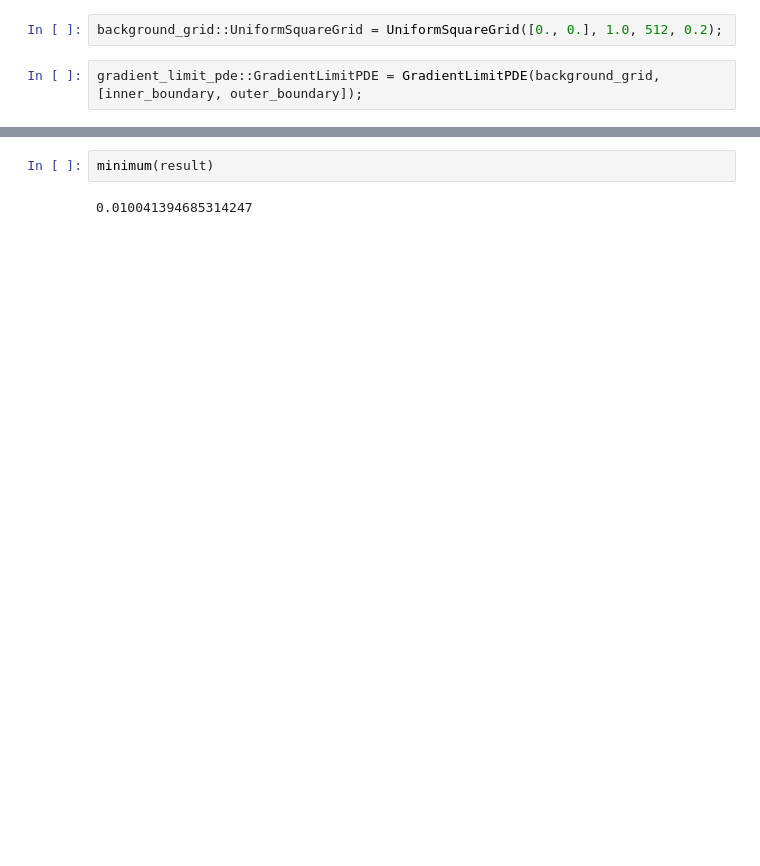
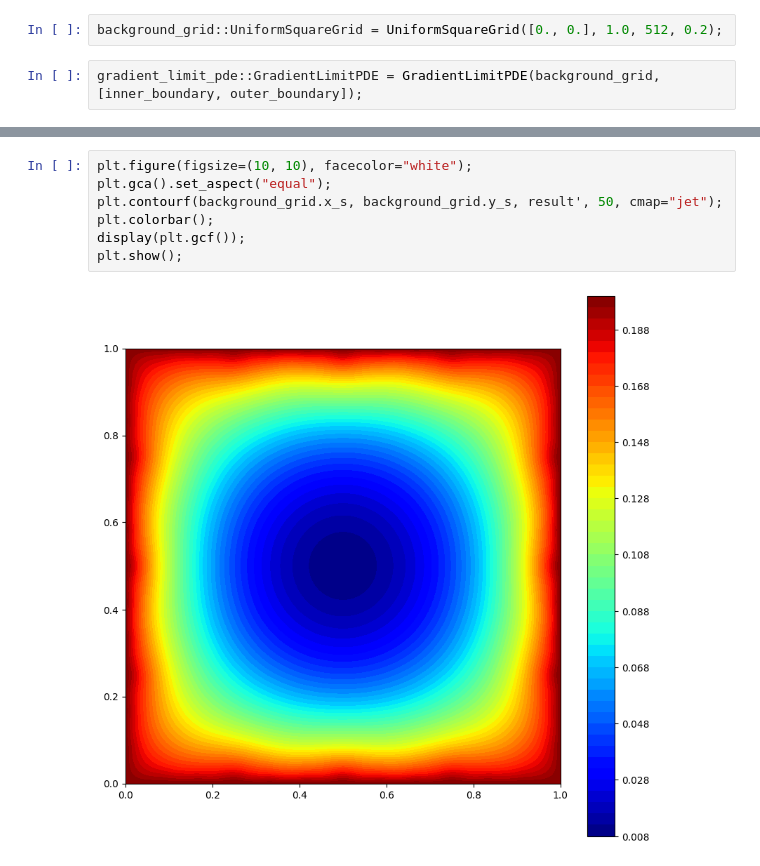
Before and after one commit to bcynuaa/GradLimitJL, a Jupyter notebook: drafts/GradientLimitPDE.ipynb, the cells around one changed output, grey strips where cells are left out. Saved outputs shown, nothing was run; the diff lists cells and outputs as text; blank space fills up the shorter version.

```diff
--- a/drafts/GradientLimitPDE.ipynb
+++ b/drafts/GradientLimitPDE.ipynb
@@ -38,4 +22,9 @@ gradient_limit_pde::GradientLimitPDE = GradientLimitPDE(background_grid, [inner_
-# %%
-minimum(result)
-# %% [output]
-0.010041394685314247
+# %%
+plt.figure(figsize=(10, 10), facecolor="white");
+plt.gca().set_aspect("equal");
+plt.contourf(background_grid.x_s, background_grid.y_s, result', 50, cmap="jet");
+plt.colorbar();
+display(plt.gcf());
+plt.show();
+# %% [output]
+[figure, added]
```
Also changed, not shown: parts of 3 cells of this notebook, 4 other files.
